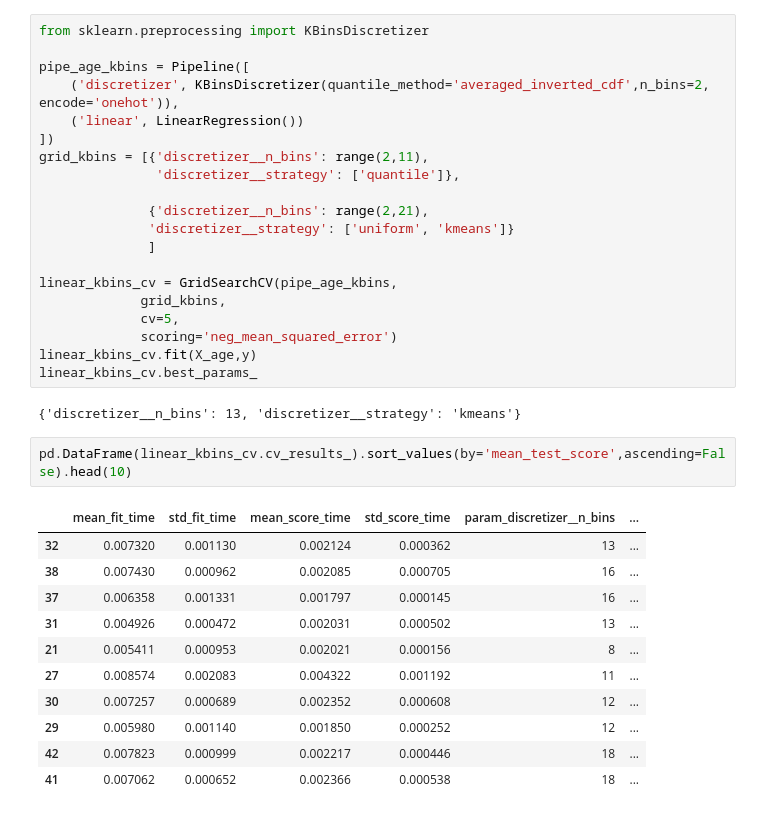
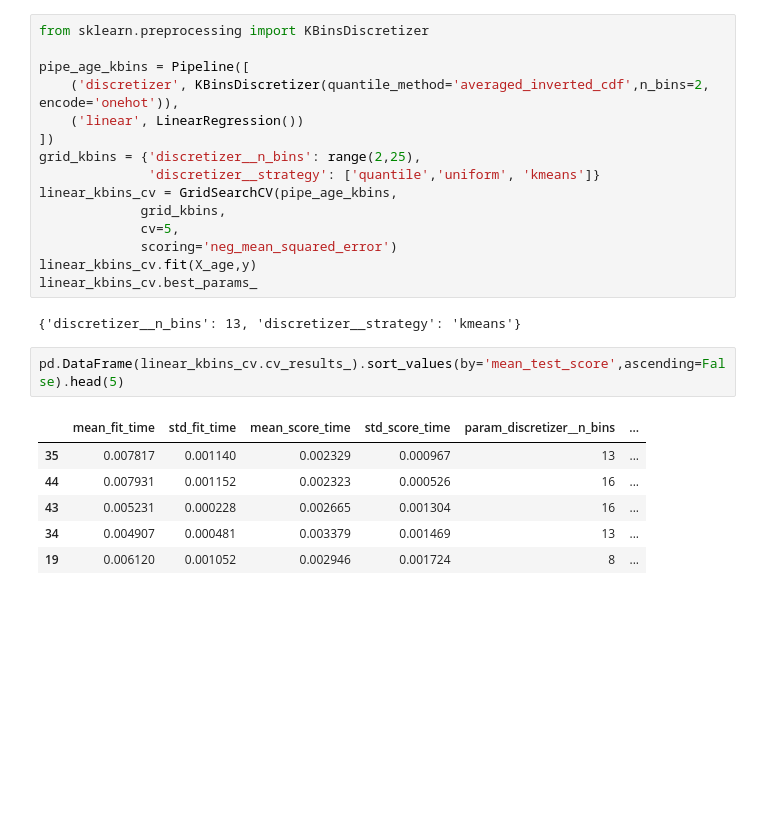
Before and after one commit to oliveira-silva-lucas/ISLP, a Jupyter notebook: Cap_07_Non_Linear_Modeling/Exercises/ex_cap_07_wage.ipynb, the cells around one changed output. Saved outputs shown, nothing was run; the diff lists cells and outputs as text; blank space fills up the shorter version.

```diff
--- a/Cap_07_Non_Linear_Modeling/Exercises/ex_cap_07_wage.ipynb
+++ b/Cap_07_Non_Linear_Modeling/Exercises/ex_cap_07_wage.ipynb
@@ -92,13 +100,8 @@ pipe_age_kbins = Pipeline([
     ('discretizer', KBinsDiscretizer(quantile_method='averaged_inverted_cdf',n_bins=2, encode='onehot')),
     ('linear', LinearRegression())
 ])
-grid_kbins = [{'discretizer__n_bins': range(2,11),
-               'discretizer__strategy': ['quantile']},
-
-              {'discretizer__n_bins': range(2,21),
-              'discretizer__strategy': ['uniform', 'kmeans']}
-              ]
-
+grid_kbins = {'discretizer__n_bins': range(2,25),
+              'discretizer__strategy': ['quantile','uniform', 'kmeans']}
 linear_kbins_cv = GridSearchCV(pipe_age_kbins,
              grid_kbins,
              cv=5,
@@ -108,17 +111,12 @@ linear_kbins_cv.best_params_
 # %% [output]
 {'discretizer__n_bins': 13, 'discretizer__strategy': 'kmeans'}
 # %%
-pd.DataFrame(linear_kbins_cv.cv_results_).sort_values(by='mean_test_score',ascending=False).head(10)
+pd.DataFrame(linear_kbins_cv.cv_results_).sort_values(by='mean_test_score',ascending=False).head(5)
 # %% [output]
 |  | mean_fit_time | std_fit_time | mean_score_time | std_score_time | param_discretizer__n_bins | ... |
-| 32 | 0.007320 | 0.001130 | 0.002124 | 0.000362 | 13 | ... |
-| 38 | 0.007430 | 0.000962 | 0.002085 | 0.000705 | 16 | ... |
-| 37 | 0.006358 | 0.001331 | 0.001797 | 0.000145 | 16 | ... |
-| 31 | 0.004926 | 0.000472 | 0.002031 | 0.000502 | 13 | ... |
-| 21 | 0.005411 | 0.000953 | 0.002021 | 0.000156 | 8 | ... |
-| 27 | 0.008574 | 0.002083 | 0.004322 | 0.001192 | 11 | ... |
-| 30 | 0.007257 | 0.000689 | 0.002352 | 0.000608 | 12 | ... |
-| 29 | 0.005980 | 0.001140 | 0.001850 | 0.000252 | 12 | ... |
-| 42 | 0.007823 | 0.000999 | 0.002217 | 0.000446 | 18 | ... |
-| 41 | 0.007062 | 0.000652 | 0.002366 | 0.000538 | 18 | ... |
+| 35 | 0.007817 | 0.001140 | 0.002329 | 0.000967 | 13 | ... |
+| 44 | 0.007931 | 0.001152 | 0.002323 | 0.000526 | 16 | ... |
+| 43 | 0.005231 | 0.000228 | 0.002665 | 0.001304 | 16 | ... |
+| 34 | 0.004907 | 0.000481 | 0.003379 | 0.001469 | 13 | ... |
+| 19 | 0.006120 | 0.001052 | 0.002946 | 0.001724 | 8 | ... |
 # %%
```
Also changed, not shown: parts of 15 cells of this notebook.
